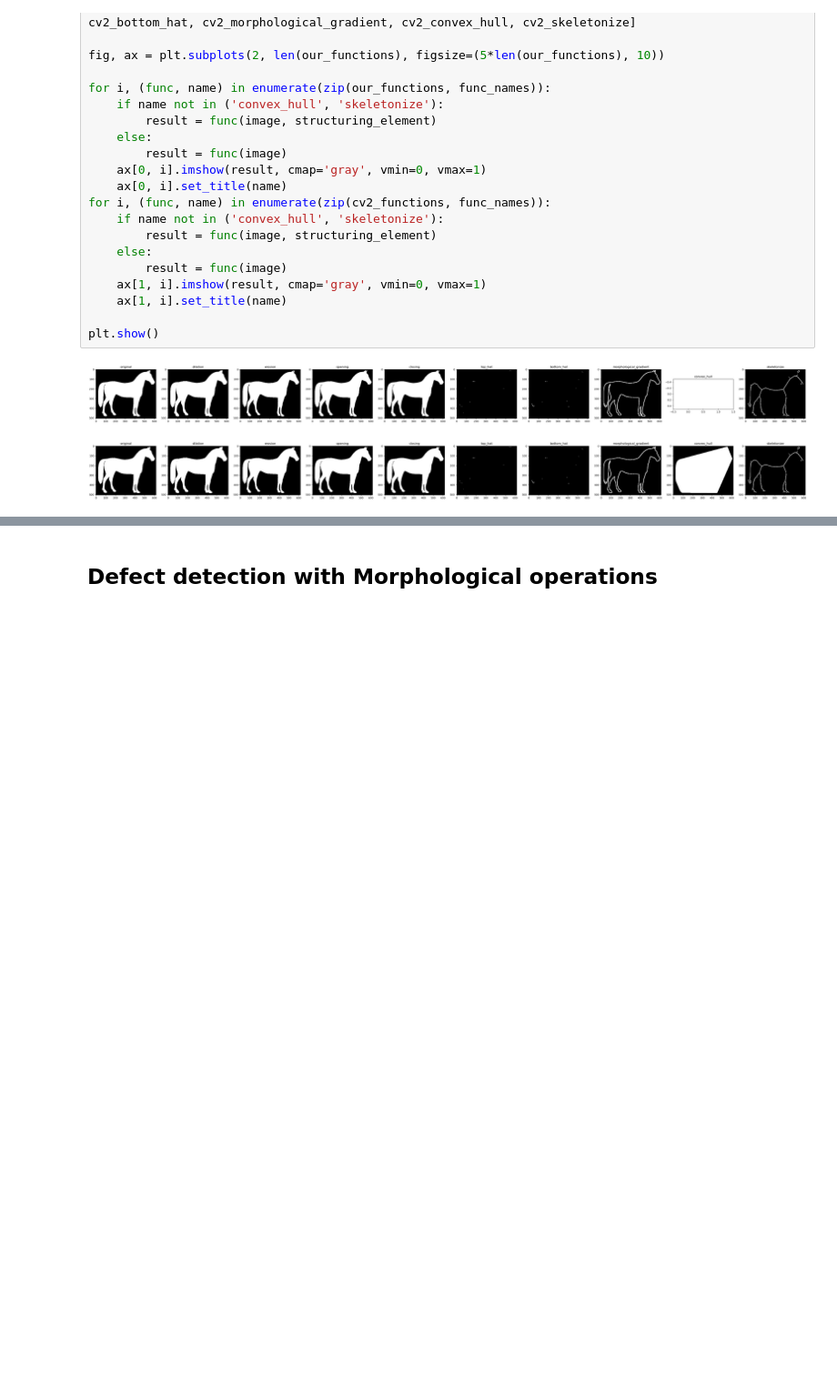
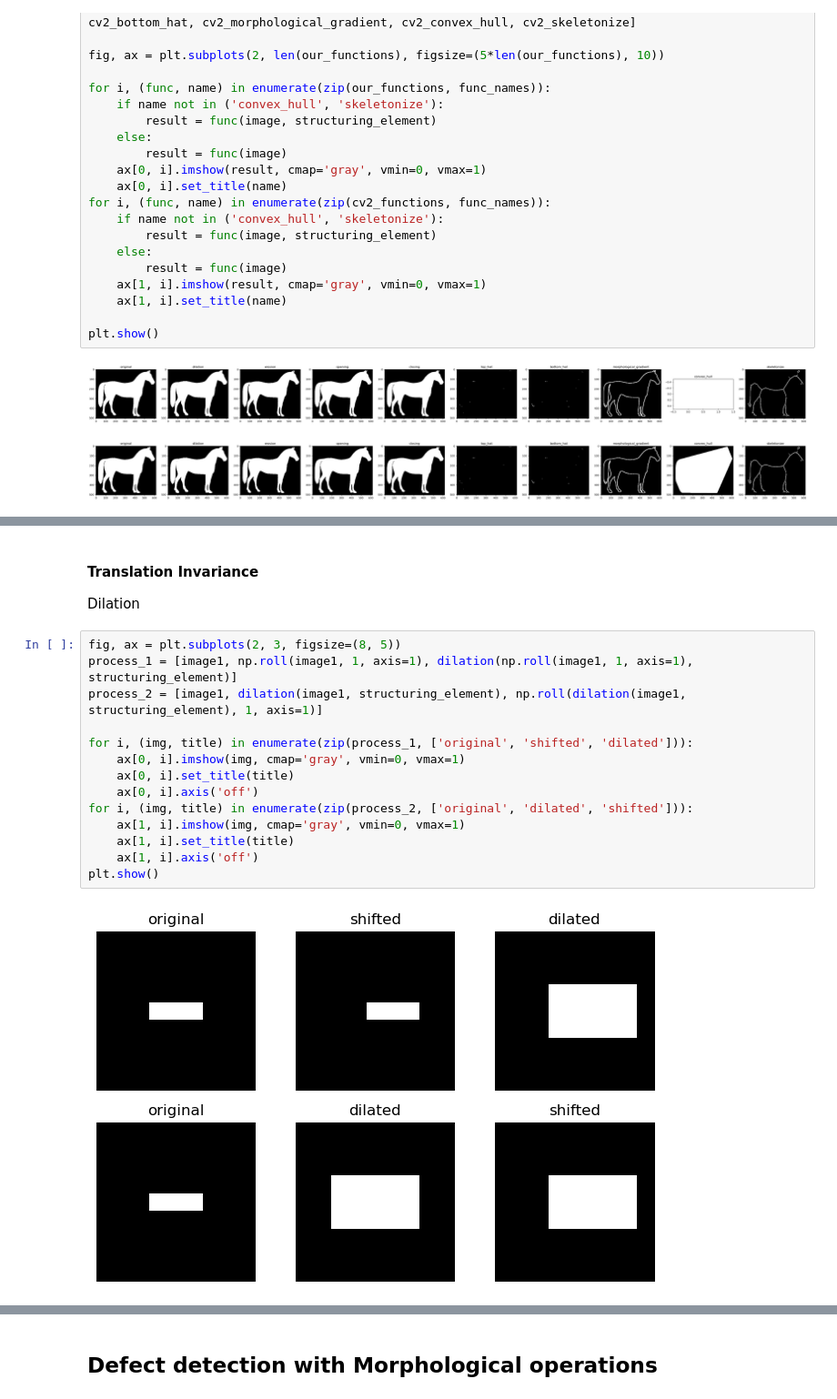
Before and after one commit to Pikurrot/cv-problems-uab, a Jupyter notebook: Lab 2/Practicum_Fundamentals_CV_Students_Lab2.ipynb, the cells around one changed output, grey strips where cells are left out. Shown at 91% size. Drawn from its saved outputs; the diff is of its cells as text; blank space fills up the shorter version.

```diff
--- a/Lab 2/Practicum_Fundamentals_CV_Students_Lab2.ipynb
+++ b/Lab 2/Practicum_Fundamentals_CV_Students_Lab2.ipynb
@@ -510,0 +456,19 @@ plt.show()
+# %% [markdown]
+#### Translation Invariance
+Dilation
+# %%
+fig, ax = plt.subplots(2, 3, figsize=(8, 5))
+process_1 = [image1, np.roll(image1, 1, axis=1), dilation(np.roll(image1, 1, axis=1), structuring_element)]
+process_2 = [image1, dilation(image1, structuring_element), np.roll(dilation(image1, structuring_element), 1, axis=1)]
+
+for i, (img, title) in enumerate(zip(process_1, ['original', 'shifted', 'dilated'])):
+	ax[0, i].imshow(img, cmap='gray', vmin=0, vmax=1)
+	ax[0, i].set_title(title)
+	ax[0, i].axis('off')
+for i, (img, title) in enumerate(zip(process_2, ['original', 'dilated', 'shifted'])):
+	ax[1, i].imshow(img, cmap='gray', vmin=0, vmax=1)
+	ax[1, i].set_title(title)
+	ax[1, i].axis('off')
+plt.show()
+# %% [output]
+[figure, added]
```
Also changed, not shown: parts of 25 cells of this notebook.
